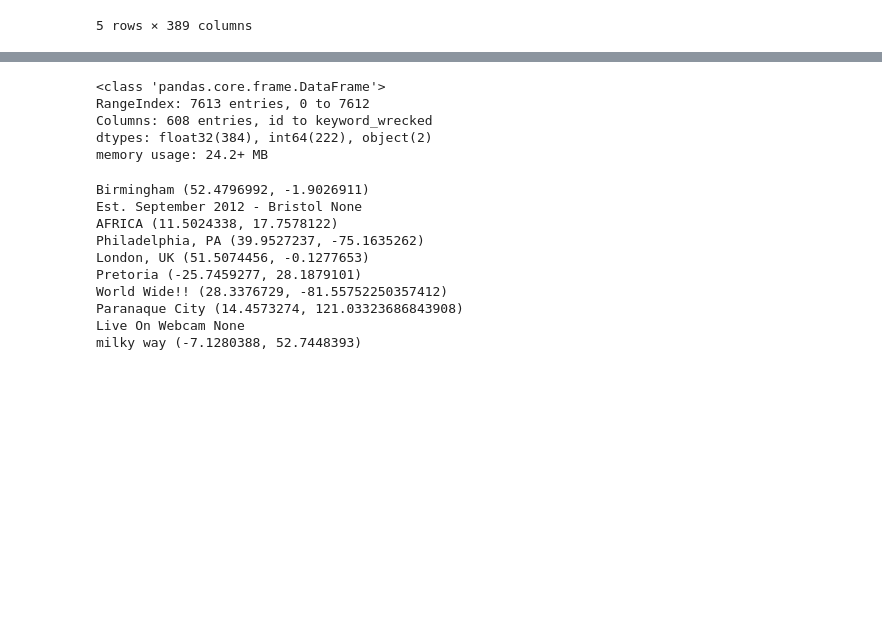
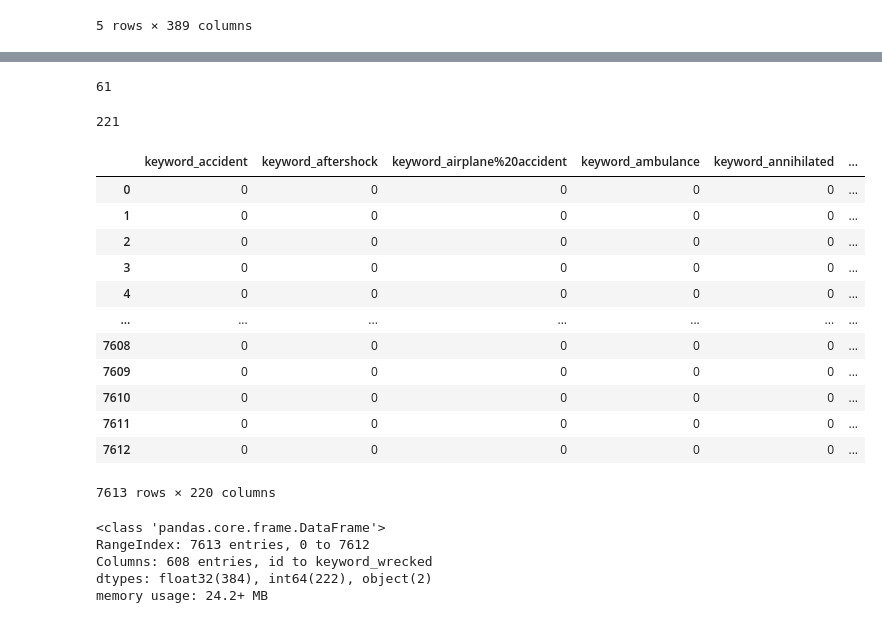
Before and after one commit to celienbonhomme/ml_project, a Jupyter notebook: src/EDA.ipynb, the cells around one changed output, grey strips where cells are left out. Saved outputs shown, nothing was run; the diff lists cells and outputs as text; code cells hidden in the pictures; blank space fills up the shorter version.

```diff
--- a/src/EDA.ipynb
+++ b/src/EDA.ipynb
@@ -96,0 +61,26 @@ data_dummy.head(5)
+# %%
+data['keyword'].isnull().sum()
+# %% [output]
+61
+# %%
+data['keyword'].nunique()
+# %% [output]
+221
+# %%
+dummy_variables = pd.get_dummies(data['keyword'], drop_first=True, prefix='keyword')
+dummy_variables = dummy_variables.astype(int)
+dummy_variables
+# %% [output]
+|  | keyword_accident | keyword_aftershock | keyword_airplane%20accident | keyword_ambulance | keyword_annihilated | ... |
+| 0 | 0 | 0 | 0 | 0 | 0 | ... |
+| 1 | 0 | 0 | 0 | 0 | 0 | ... |
+| 2 | 0 | 0 | 0 | 0 | 0 | ... |
+| 3 | 0 | 0 | 0 | 0 | 0 | ... |
+| 4 | 0 | 0 | 0 | 0 | 0 | ... |
+| ... | ... | ... | ... | ... | ... | ... |
+| 7608 | 0 | 0 | 0 | 0 | 0 | ... |
+| 7609 | 0 | 0 | 0 | 0 | 0 | ... |
+| 7610 | 0 | 0 | 0 | 0 | 0 | ... |
+| 7611 | 0 | 0 | 0 | 0 | 0 | ... |
+| 7612 | 0 | 0 | 0 | 0 | 0 | ... |
+7613 rows × 220 columns
@@ -102,31 +95,3 @@ RangeIndex: 7613 entries, 0 to 7612
 Columns: 608 entries, id to keyword_wrecked
 dtypes: float32(384), int64(222), object(2)
 memory usage: 24.2+ MB
-# %%
-from geopy.geocoders import Nominatim
-
-geolocator = Nominatim(user_agent="my_app")
-data_dummy_wNan = data_dummy.dropna()
-
-def get_coordinates(location):
-    try:
-        location = geolocator.geocode(location)
-        return location.latitude, location.longitude
-    except:
-        return None
-
-data_tmp = data_dummy_wNan.head(10)
-for location in data_tmp['location']:
-    print(location, get_coordinates(location))
-# data_tmp['coordinates'] = data1['location'].apply(get_coordinates)
-# %% [output]
-Birmingham (52.4796992, -1.9026911)
-Est. September 2012 - Bristol None
-AFRICA (11.5024338, 17.7578122)
-Philadelphia, PA (39.9527237, -75.1635262)
-London, UK (51.5074456, -0.1277653)
-Pretoria (-25.7459277, 28.1879101)
-World Wide!! (28.3376729, -81.55752250357412)
-Paranaque City (14.4573274, 121.03323686843908)
-Live On Webcam None
-milky way (-7.1280388, 52.7448393)
```
Also changed, not shown: parts of 22 cells of this notebook, 1 other file.
